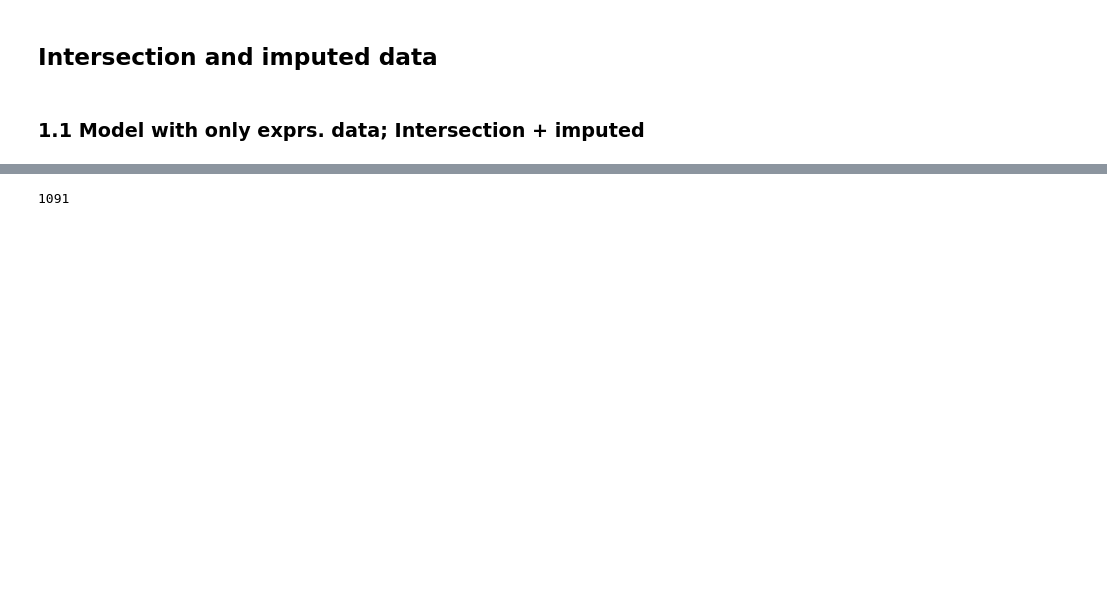
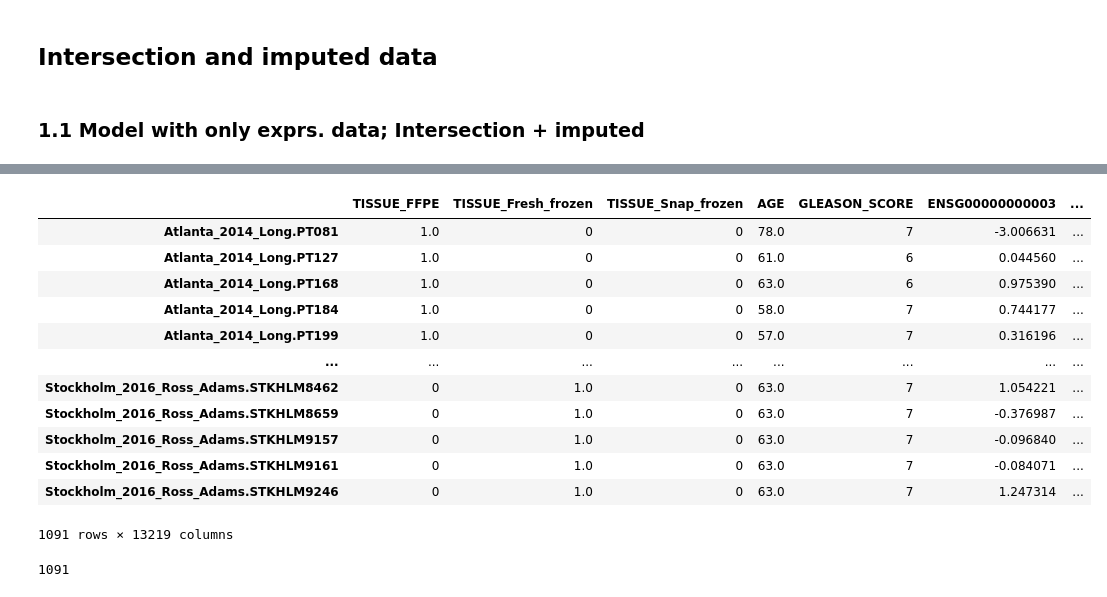
Before and after one commit to Statistical-Consulting/PCaPrognostics, a Jupyter notebook: models/grad_boost/gboost_modelling.ipynb, the cells around one changed output, grey strips where cells are left out. Saved outputs shown, nothing was run; the diff lists cells and outputs as text; code cells hidden in the pictures; blank space fills up the shorter version.

```diff
--- a/models/grad_boost/gboost_modelling.ipynb
+++ b/models/grad_boost/gboost_modelling.ipynb
@@ -99,3 +117,19 @@ mp.prepare_data(DATA_CONFIG, PROJECT_ROOT)
+# %%
+mp.X
+# %% [output]
+|  | TISSUE_FFPE | TISSUE_Fresh_frozen | TISSUE_Snap_frozen | AGE | GLEASON_SCORE | ENSG00000000003 | ... |
+| Atlanta_2014_Long.PT081 | 1.0 | 0 | 0 | 78.0 | 7 | -3.006631 | ... |
+| Atlanta_2014_Long.PT127 | 1.0 | 0 | 0 | 61.0 | 6 | 0.044560 | ... |
+| Atlanta_2014_Long.PT168 | 1.0 | 0 | 0 | 63.0 | 6 | 0.975390 | ... |
+| Atlanta_2014_Long.PT184 | 1.0 | 0 | 0 | 58.0 | 7 | 0.744177 | ... |
+| Atlanta_2014_Long.PT199 | 1.0 | 0 | 0 | 57.0 | 7 | 0.316196 | ... |
+| ... | ... | ... | ... | ... | ... | ... | ... |
+| Stockholm_2016_Ross_Adams.STKHLM8462 | 0 | 1.0 | 0 | 63.0 | 7 | 1.054221 | ... |
+| Stockholm_2016_Ross_Adams.STKHLM8659 | 0 | 1.0 | 0 | 63.0 | 7 | -0.376987 | ... |
+| Stockholm_2016_Ross_Adams.STKHLM9157 | 0 | 1.0 | 0 | 63.0 | 7 | -0.096840 | ... |
+| Stockholm_2016_Ross_Adams.STKHLM9161 | 0 | 1.0 | 0 | 63.0 | 7 | -0.084071 | ... |
+| Stockholm_2016_Ross_Adams.STKHLM9246 | 0 | 1.0 | 0 | 63.0 | 7 | 1.247314 | ... |
+1091 rows × 13219 columns
 # %%
 len(data.predict(mp.X))
 # %% [output]
```
Also changed, not shown: parts of 4 cells of this notebook, 5 other files.
